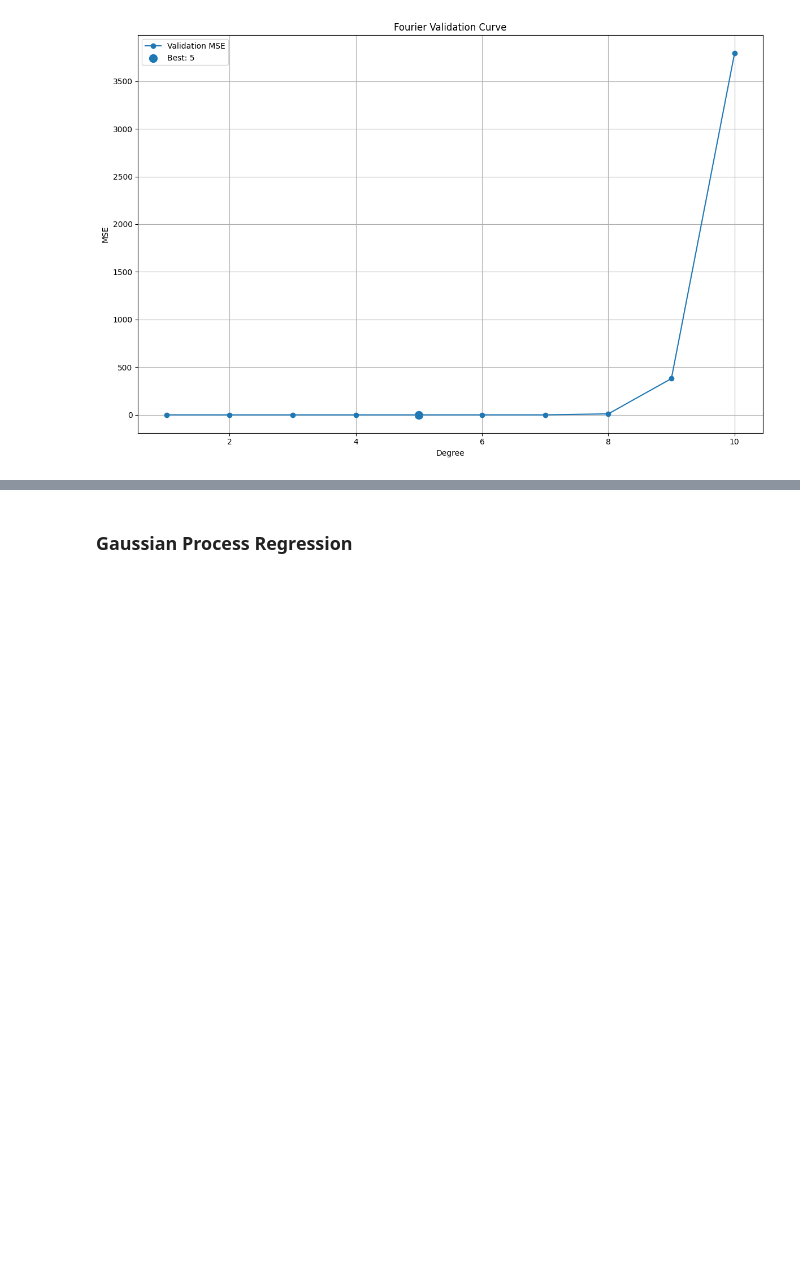
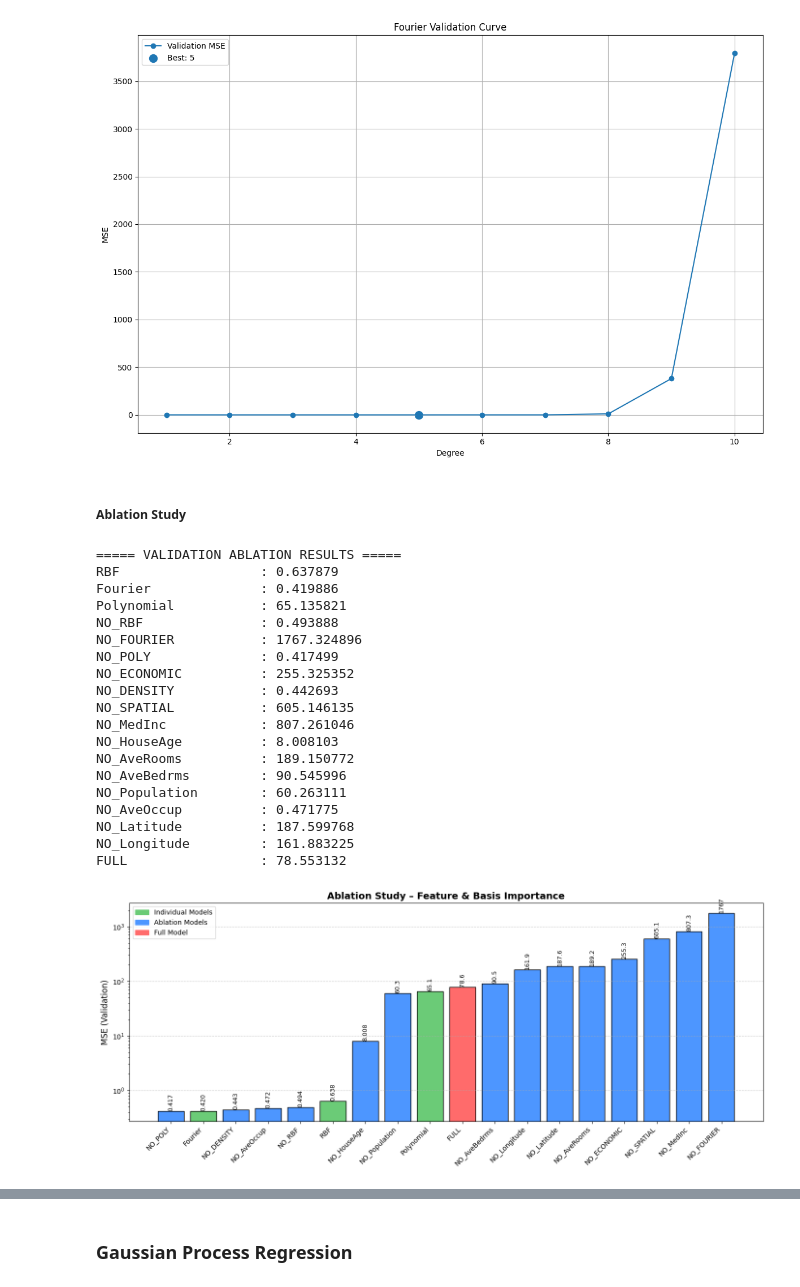
Before and after one commit to kanumi-2005/supervised-learning-project, a Jupyter notebook: code/Part1_Regression/notebook.ipynb, the cells around one changed output, grey strips where cells are left out. Cells and saved outputs as stored; diff of their text form; code cells hidden in the pictures; blank space fills up the shorter version.

```diff
--- a/code/Part1_Regression/notebook.ipynb
+++ b/code/Part1_Regression/notebook.ipynb
@@ -252,3 +273,31 @@ n_terms=8 → MSE=10.8597
 n_terms=9 → MSE=381.1882
 n_terms=10 → MSE=3791.8363
 [figure]
+# %% [markdown]
+##### Ablation Study
+# %%
+exp = AblationStudy()
+exp.run_all()
+exp.print_results()
+exp.plot()
+# %% [output]
+===== VALIDATION ABLATION RESULTS =====
+RBF                  : 0.637879
+Fourier              : 0.419886
+Polynomial           : 65.135821
+NO_RBF               : 0.493888
+NO_FOURIER           : 1767.324896
+NO_POLY              : 0.417499
+NO_ECONOMIC          : 255.325352
+NO_DENSITY           : 0.442693
+NO_SPATIAL           : 605.146135
+NO_MedInc            : 807.261046
+NO_HouseAge          : 8.008103
+NO_AveRooms          : 189.150772
+NO_AveBedrms         : 90.545996
+NO_Population        : 60.263111
+NO_AveOccup          : 0.471775
+NO_Latitude          : 187.599768
+NO_Longitude         : 161.883225
+FULL                 : 78.553132
+[figure, added]
```
Also changed, not shown: parts of 44 cells of this notebook, 1 other file.
